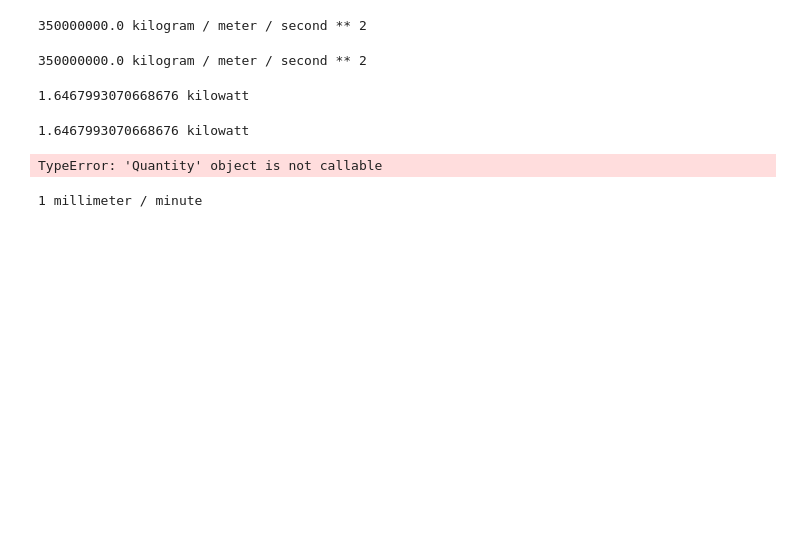
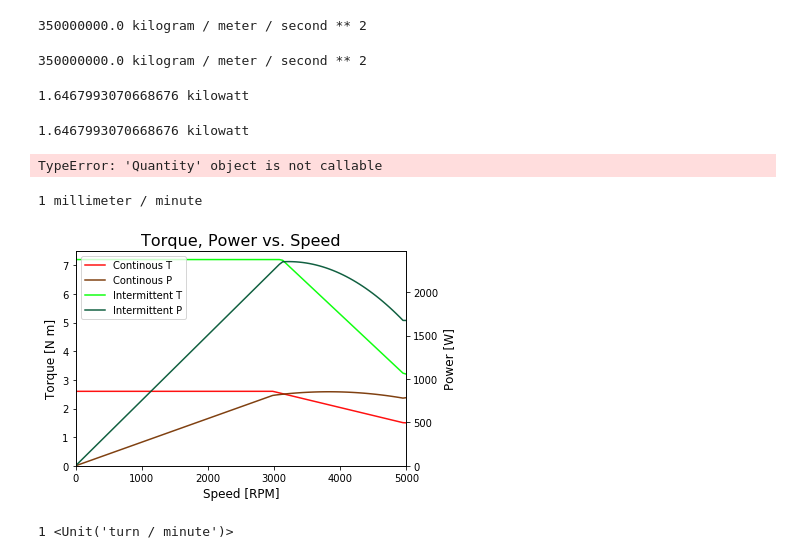
Before and after one commit to kentavv/pymachining, a Jupyter notebook: machining calculations.ipynb, the cells around one changed output. Drawn from its saved outputs; the diff is of its cells as text; code cells hidden in the pictures; blank space fills up the shorter version.

Commit message:
Tests of MachineTypePM25MV and ipywidgets

```diff
--- a/machining calculations.ipynb
+++ b/machining calculations.ipynb
@@ -256,3 +283,56 @@ TypeError: 'Quantity' object is not callable
 print((1 * (ureg.turn / ureg.min)) * (1 * (ureg.mm / ureg.turn)))
 # %% [output]
 1 millimeter / minute
+# %%
+m = pm.MachinePM25_DMMServo()
+
+import pylab
+import numpy as np
+
+x = np.linspace(m.min_rpm, m.max_rpm, 100) * ureg.tpm
+
+# y1 = np.vectorize(m.torque_continuous)(x)
+# y2 = np.vectorize(m.torque_intermittent)(x)
+# y1 = [m.torque_continuous(x_) for x_ in x]
+# y2 = [m.torque_intermittent(x_) for x_ in x]
+y1 = np.array([m.torque_continuous(x_).magnitude for x_ in x]) * (ureg.newton * ureg.meter)
+y2 = np.array([m.torque_intermittent(x_).magnitude for x_ in x]) * (ureg.newton * ureg.meter)
+
+fig, ax1 = pylab.subplots()
+
+ax1.set_title("Torque, Power vs. Speed", fontsize = 16.)
+
+ax1.set_xlabel("Speed [RPM]", fontsize = 12)
+ax1.set_ylabel("Torque [N m]", fontsize = 12)
+ax1.set_xlim([x[0].magnitude, x[-1].magnitude])
+
+ax2 = ax1.twinx()
+ax2.set_ylabel("Power [W]", fontsize = 12)
+
+colors = ['#ff0000ee', '#773300ee', '#00ff00ee', '#005533ee']
+
+lns = []
+
+lns += ax1.plot(x,y1, color=colors[0], label='Continous T')
+lns += ax2.plot(x,y1*x/9.5488, color=colors[1], label='Continous P')
+
+lns += ax1.plot(x,y2, color=colors[2], label='Intermittent T')
+lns += ax2.plot(x,y2*x/9.5488, color=colors[3], label='Intermittent P')
+
+ax1.set_ylim(bottom=0)
+ax2.set_ylim(bottom=0)
+
+labs = [l.get_label() for l in lns]
+ax1.legend(lns, labs, loc='upper left')
+
+fig.tight_layout()
+pylab.show()
+# %% [output]
+[figure, added]
+# %%
+rr = ureg.turn / ureg.min
+1 * rr
+ureg.rpm = ureg.turn / ureg.min
+1 * ureg.rpm
+# %% [output]
+1 <Unit('turn / minute')>
```
Also changed, not shown: parts of 6 cells of this notebook.
